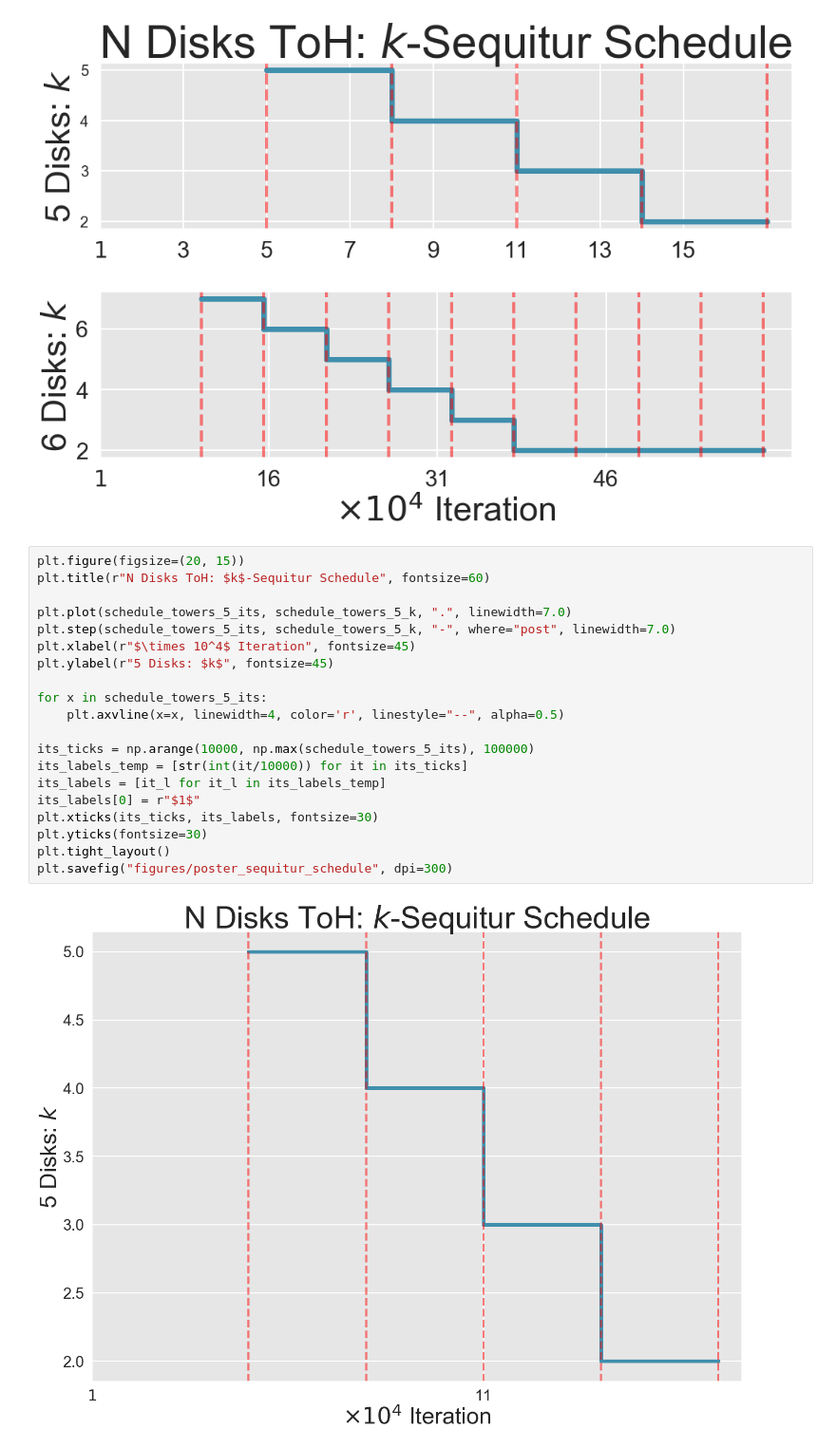
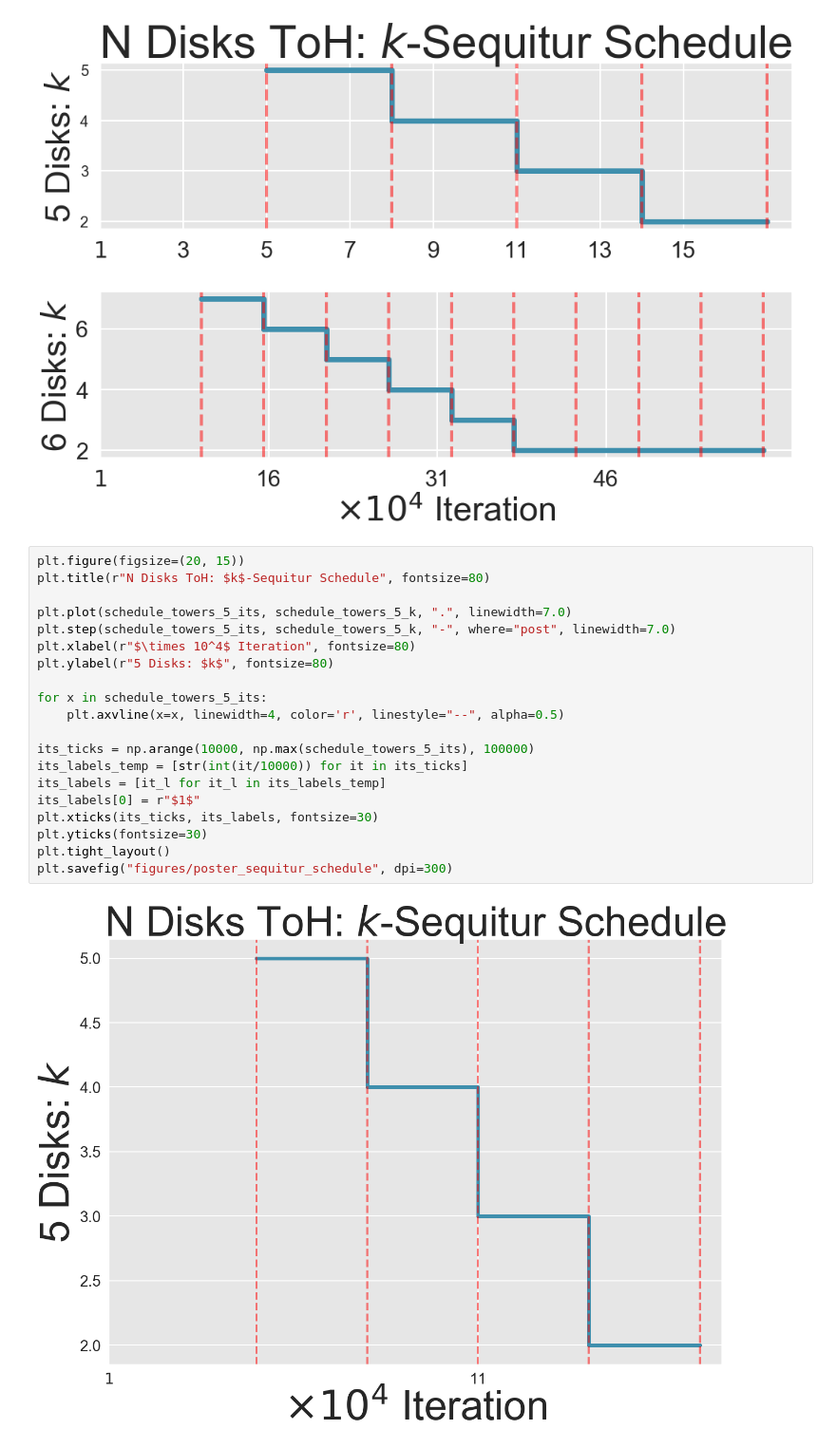
Before and after one commit to RobertTLange/action-grammars-hrl, a Jupyter notebook: visualize_results.ipynb, the cells around one changed output. Shown at 95% size. Cells and saved outputs as stored; diff of their text form.

```diff
--- a/visualize_results.ipynb
+++ b/visualize_results.ipynb
@@ -483,23 +483,23 @@ plt.savefig("figures/f4_right_sequitur_schedule", dpi=300)
 [figure]
 # %%
 plt.figure(figsize=(20, 15))
-plt.title(r"N Disks ToH: $k$-Sequitur Schedule", fontsize=60)
+plt.title(r"N Disks ToH: $k$-Sequitur Schedule", fontsize=80)
 
 plt.plot(schedule_towers_5_its, schedule_towers_5_k, ".", linewidth=7.0)
 plt.step(schedule_towers_5_its, schedule_towers_5_k, "-", where="post", linewidth=7.0)
-plt.xlabel(r"$\times 10^4$ Iteration", fontsize=45)
-plt.ylabel(r"5 Disks: $k$", fontsize=45)
+plt.xlabel(r"$\times 10^4$ Iteration", fontsize=80)
+plt.ylabel(r"5 Disks: $k$", fontsize=80)
 
 for x in schedule_towers_5_its:
     plt.axvline(x=x, linewidth=4, color='r', linestyle="--", alpha=0.5)
 
 its_ticks = np.arange(10000, np.max(schedule_towers_5_its), 100000)
 its_labels_temp = [str(int(it/10000)) for it in its_ticks]
 its_labels = [it_l for it_l in its_labels_temp]
 its_labels[0] = r"$1$"
 plt.xticks(its_ticks, its_labels, fontsize=30)
 plt.yticks(fontsize=30)
 plt.tight_layout()
 plt.savefig("figures/poster_sequitur_schedule", dpi=300)
 # %% [output]
-[figure, old version]
+[figure, new version]
```
Also changed, not shown: 7 other files.
